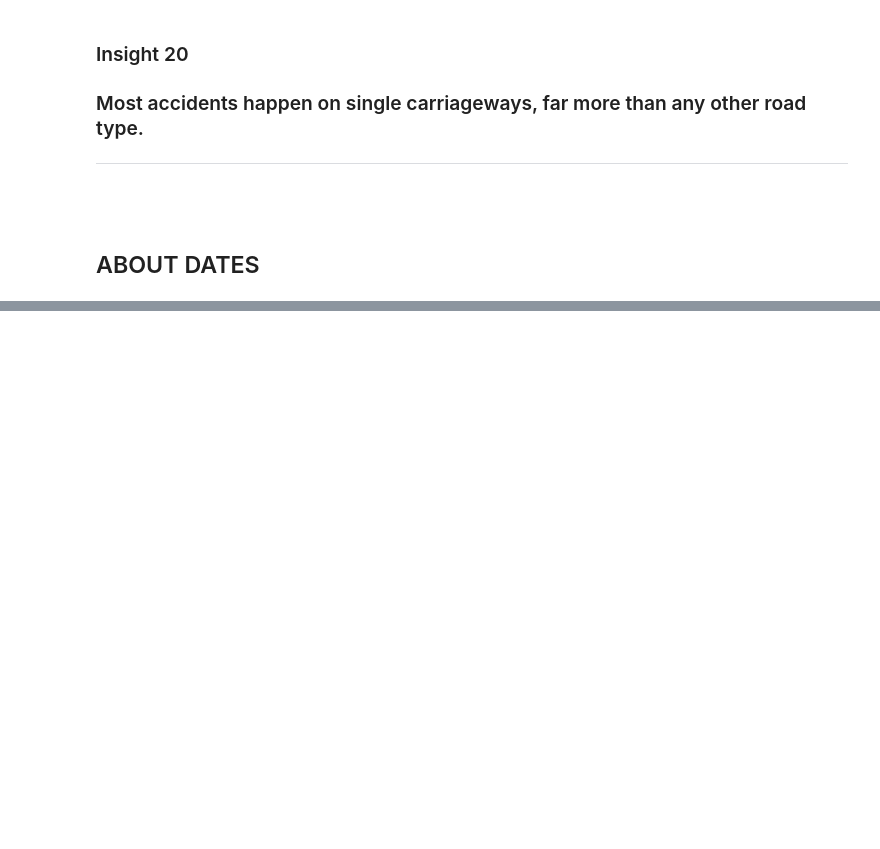
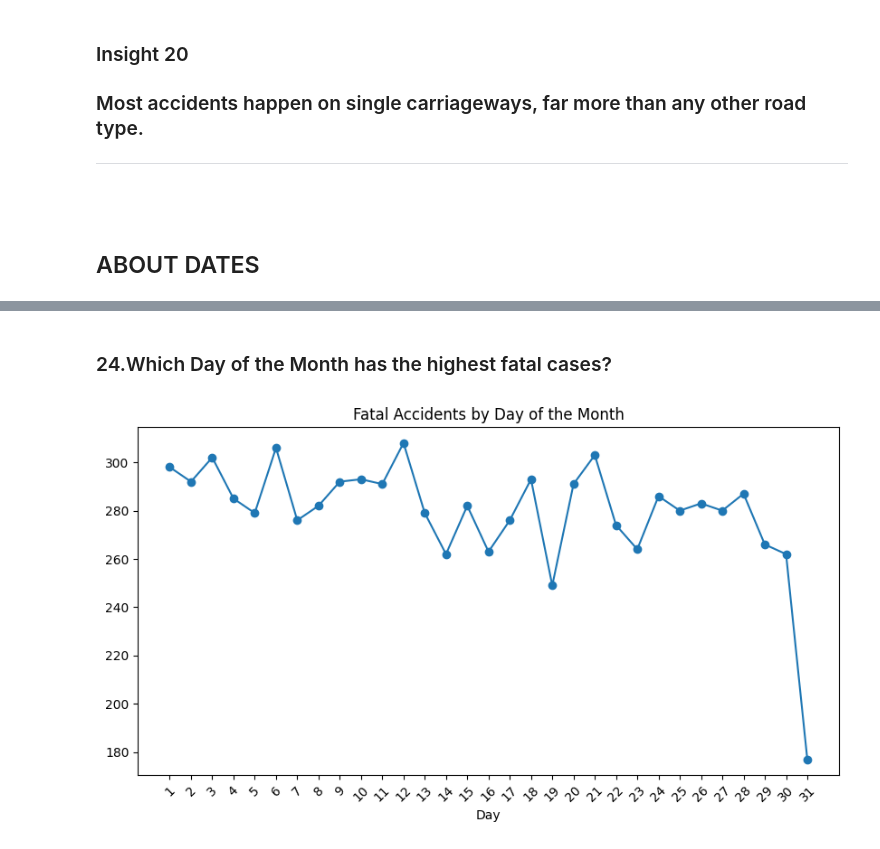
Before and after one commit to lance-05/ELEC303-DATA-ANALYTICS-AGON, a Jupyter notebook: activity_2.ipynb, the cells around one changed output, grey strips where cells are left out. Drawn from its saved outputs; the diff is of its cells as text; code cells hidden in the pictures; blank space fills up the shorter version.

```diff
--- a/activity_2.ipynb
+++ b/activity_2.ipynb
@@ -523,0 +585,9 @@ Name: count, dtype: int64
+# %% [markdown]
+<h3>24.Which Day of the Month has the highest fatal cases?</h3>
+# %%
+day_of_month_fatal = fatal_df.groupby('Day')['Index'].count()
+day_of_month_fatal.plot(marker='o',figsize=(10,5), title='Fatal Accidents by Day of the Month')
+plt.xticks(range(1, 32),[str(i) for i in range(1, 32)], rotation=45)
+plt.show()
+# %% [output]
+[figure, added]
```
Also changed, not shown: parts of 16 cells of this notebook.
